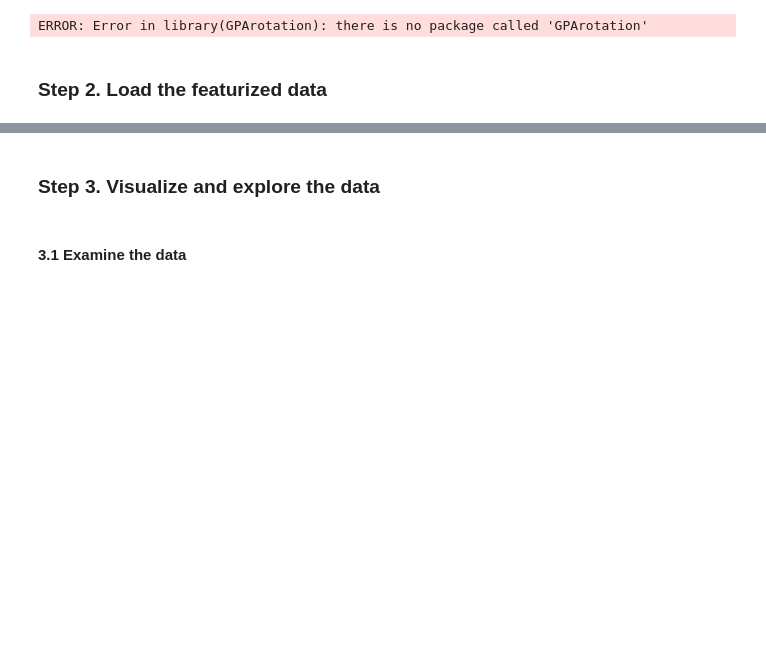
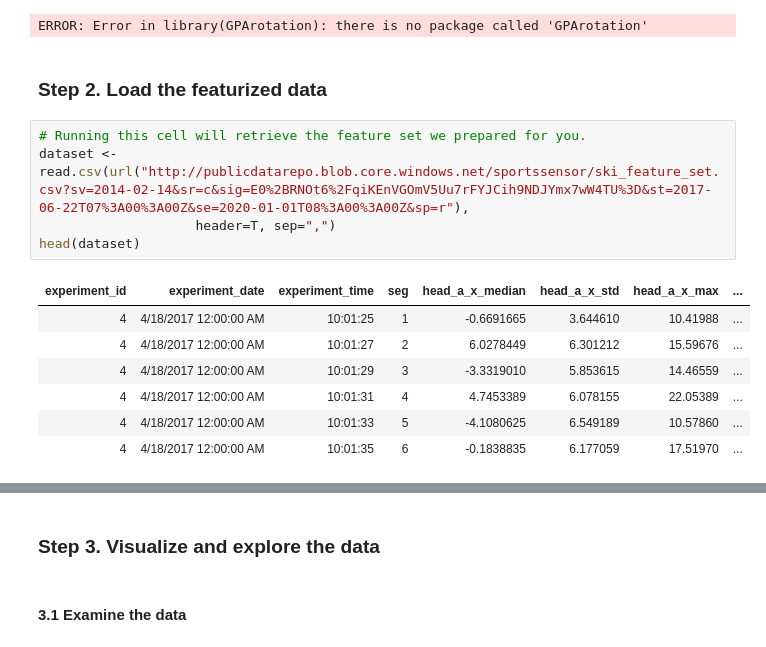
Before and after one commit to CatalystCode/JupyterCon2017, a Jupyter notebook: Sports_IoTSensorSkillClassification/Ski_Sports_IoT_Sensor_Data_Analysis.ipynb, the cells around one changed output, grey strips where cells are left out. Drawn from its saved outputs; the diff is of its cells as text; blank space fills up the shorter version.

```diff
--- a/Sports_IoTSensorSkillClassification/Ski_Sports_IoT_Sensor_Data_Analysis.ipynb
+++ b/Sports_IoTSensorSkillClassification/Ski_Sports_IoT_Sensor_Data_Analysis.ipynb
@@ -73,6 +73,19 @@ The following objects are masked from 'package:base':
 ERROR: Error in library(GPArotation): there is no package called 'GPArotation'
 # %% [markdown]
 ### <a name="step2"></a>Step 2. Load the featurized data
+# %%
+# Running this cell will retrieve the feature set we prepared for you.
+dataset <- read.csv(url("http://publicdatarepo.blob.core.windows.net/sportssensor/ski_feature_set.csv?sv=2014-02-14&sr=c&sig=E0%2BRNOt6%2FqiKEnVGOmV5Uu7rFYJCih9NDJYmx7wW4TU%3D&st=2017-06-22T07%3A00%3A00Z&se=2020-01-01T08%3A00%3A00Z&sp=r"),
+                    header=T, sep=",")
+head(dataset)
+# %% [output]
+| experiment_id | experiment_date | experiment_time | seg | head_a_x_median | head_a_x_std | head_a_x_max | ... |
+| 4 | 4/18/2017 12:00:00 AM | 10:01:25 | 1 | -0.6691665 | 3.644610 | 10.41988 | ... |
+| 4 | 4/18/2017 12:00:00 AM | 10:01:27 | 2 | 6.0278449 | 6.301212 | 15.59676 | ... |
+| 4 | 4/18/2017 12:00:00 AM | 10:01:29 | 3 | -3.3319010 | 5.853615 | 14.46559 | ... |
+| 4 | 4/18/2017 12:00:00 AM | 10:01:31 | 4 | 4.7453389 | 6.078155 | 22.05389 | ... |
+| 4 | 4/18/2017 12:00:00 AM | 10:01:33 | 5 | -4.1080625 | 6.549189 | 10.57860 | ... |
+| 4 | 4/18/2017 12:00:00 AM | 10:01:35 | 6 | -0.1838835 | 6.177059 | 17.51970 | ... |
 # %%
 # If you have got data from the previous cell, you do not have to run this cell.
 # Running this cell will retrieve the feature set we prepared for you.
```
Also changed, not shown: parts of 1 cell of this notebook.
